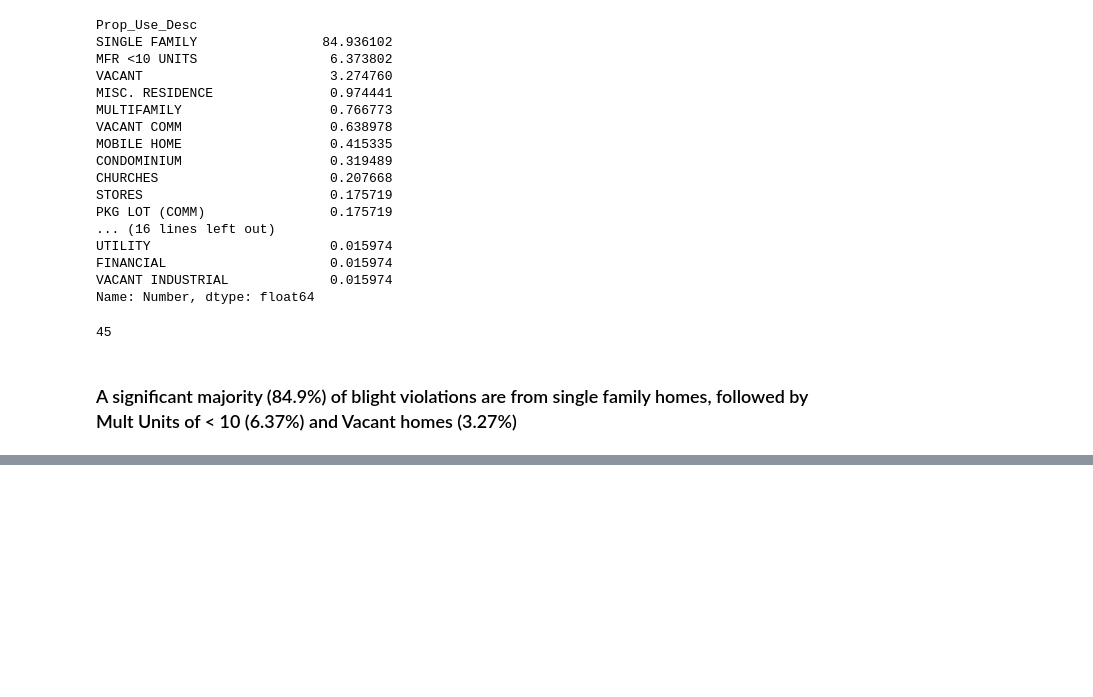
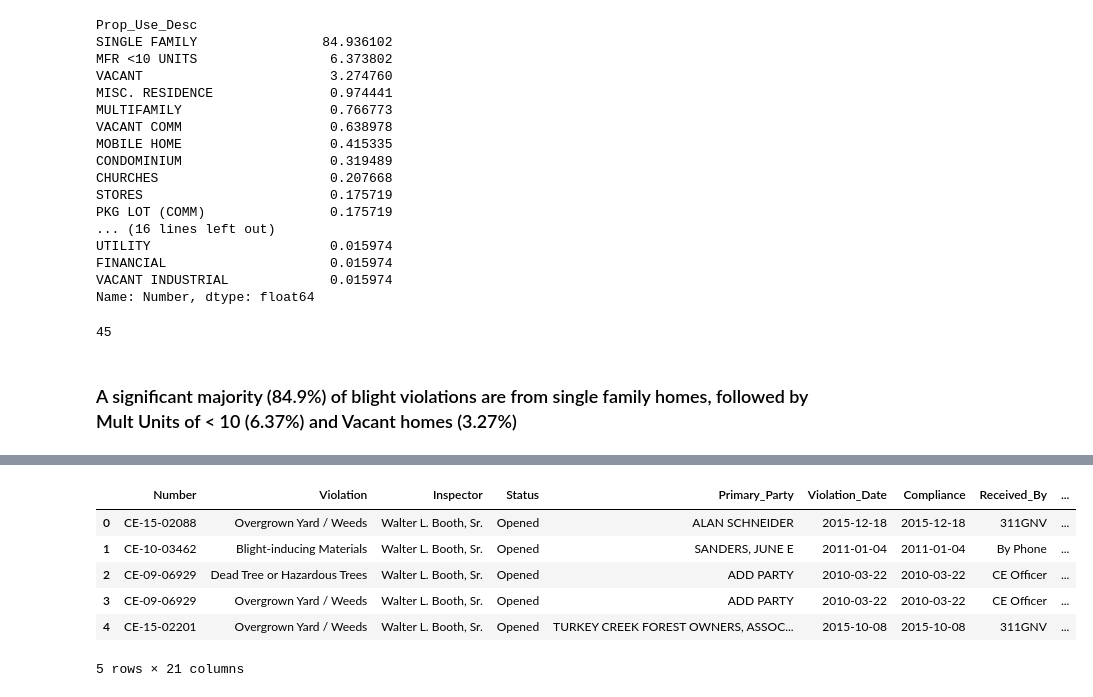
Before and after one commit to hanrosen/gainesville, a Jupyter notebook: Blight-Analysis.ipynb, the cells around one changed output, grey strips where cells are left out. Saved outputs shown, nothing was run; the diff lists cells and outputs as text; code cells hidden in the pictures; blank space fills up the shorter version.

```diff
--- a/Blight-Analysis.ipynb
+++ b/Blight-Analysis.ipynb
@@ -213,0 +294,15 @@ total_blight - blight_prop_type.sum()
+# %%
+violations["month"] = violations['Violation_Date'].map(lambda x: x.month)
+violations["year"] = violations['Violation_Date'].map(lambda x: x.year)
+
+
+new_violations = violations[violations['Violation'].isin(vio_10) == True]
+new_violations.head()
+# %% [output]
+|  | Number | Violation | Inspector | Status | Primary_Party | Violation_Date | Compliance | Received_By | ... |
+| 0 | CE-15-02088 | Overgrown Yard / Weeds | Walter L. Booth, Sr. | Opened | ALAN SCHNEIDER | 2015-12-18 | 2015-12-18 | 311GNV | ... |
+| 1 | CE-10-03462 | Blight-inducing Materials | Walter L. Booth, Sr. | Opened | SANDERS, JUNE E | 2011-01-04 | 2011-01-04 | By Phone | ... |
+| 2 | CE-09-06929 | Dead Tree or Hazardous Trees | Walter L. Booth, Sr. | Opened | ADD PARTY | 2010-03-22 | 2010-03-22 | CE Officer | ... |
+| 3 | CE-09-06929 | Overgrown Yard / Weeds | Walter L. Booth, Sr. | Opened | ADD PARTY | 2010-03-22 | 2010-03-22 | CE Officer | ... |
+| 4 | CE-15-02201 | Overgrown Yard / Weeds | Walter L. Booth, Sr. | Opened | TURKEY CREEK FOREST OWNERS, ASSOC... | 2015-10-08 | 2015-10-08 | 311GNV | ... |
+5 rows × 21 columns
```
Also changed, not shown: parts of 14 cells of this notebook, 1 other file.
